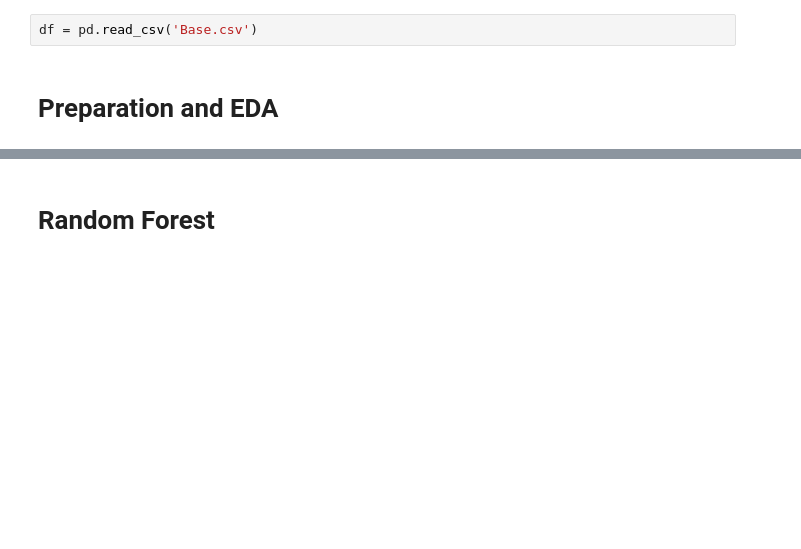
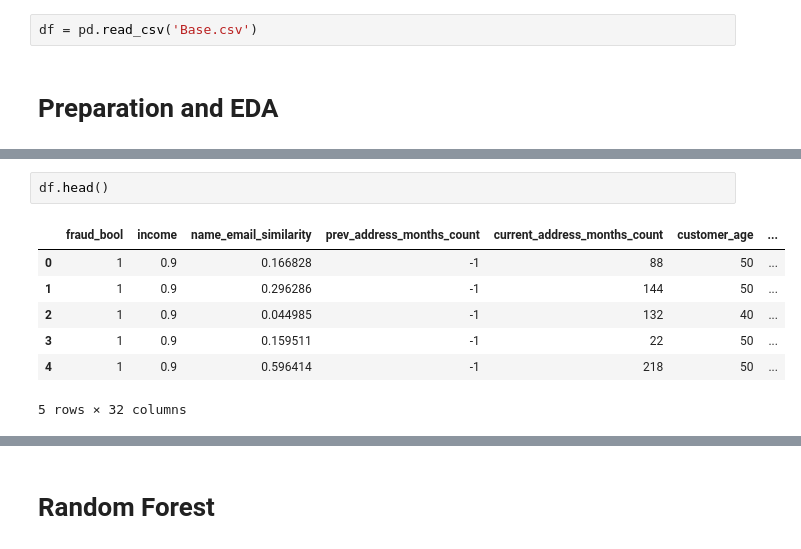
Before and after one commit to OJBibby/ML-Zoomcamp-Capstone1, a Jupyter notebook: capstone1.ipynb, the cells around one changed output, grey strips where cells are left out. Saved outputs shown, nothing was run; the diff lists cells and outputs as text; blank space fills up the shorter version.

```diff
--- a/capstone1.ipynb
+++ b/capstone1.ipynb
@@ -20,0 +41,10 @@ df.isna().sum()
+# %%
+df.head()
+# %% [output]
+|  | fraud_bool | income | name_email_similarity | prev_address_months_count | current_address_months_count | customer_age | ... |
+| 0 | 1 | 0.9 | 0.166828 | -1 | 88 | 50 | ... |
+| 1 | 1 | 0.9 | 0.296286 | -1 | 144 | 50 | ... |
+| 2 | 1 | 0.9 | 0.044985 | -1 | 132 | 40 | ... |
+| 3 | 1 | 0.9 | 0.159511 | -1 | 22 | 50 | ... |
+| 4 | 1 | 0.9 | 0.596414 | -1 | 218 | 50 | ... |
+5 rows × 32 columns
```
Also changed, not shown: parts of 72 cells of this notebook.
